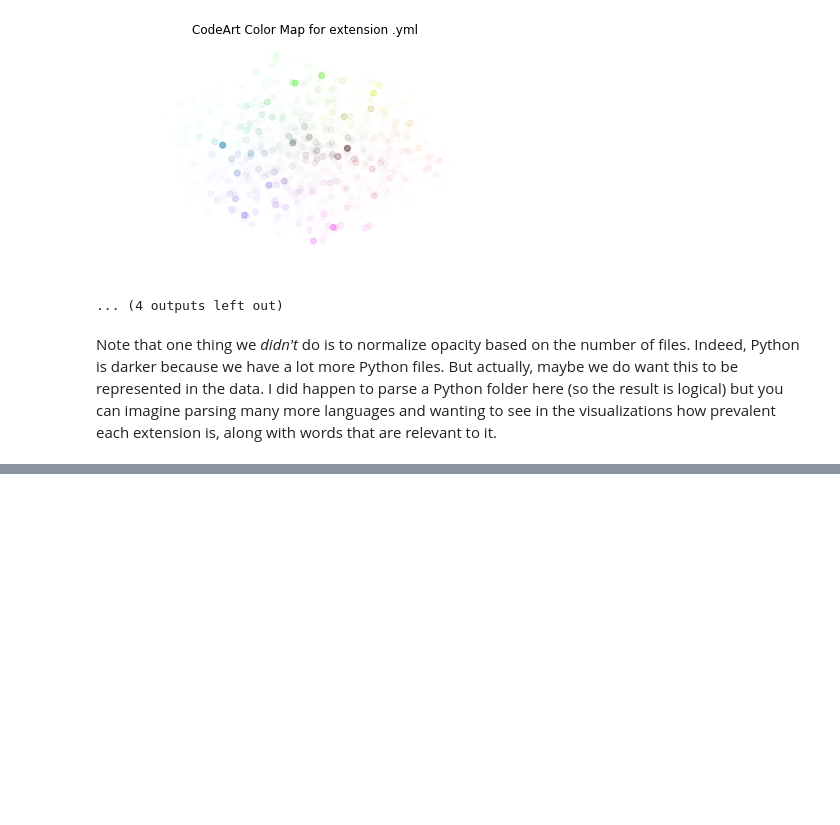
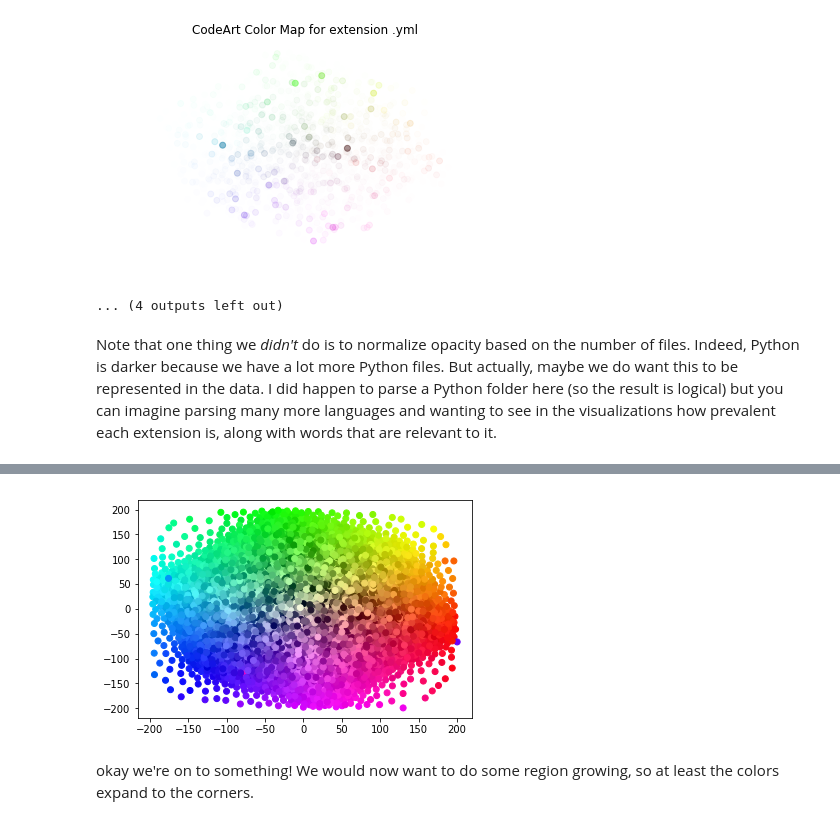
Before and after one commit to vsoch/codeart, a Jupyter notebook: examples/derive_colormap.ipynb, the cells around one changed output, grey strips where cells are left out. Cells and saved outputs as stored; diff of their text form; code cells hidden in the pictures; blank space fills up the shorter version.

```diff
--- a/examples/derive_colormap.ipynb
+++ b/examples/derive_colormap.ipynb
@@ -207,0 +290,6 @@ Note that one thing we *didn't* do is to normalize opacity based on the number o
+# %%
+def voronoi_spread(data, max_vals, min_vals, n_iter):
+  for _ in range(n_iter):
+    voronoi = Voronoi(data, qhull_options='Qbb Qx')
+    data = compute_voronoi_centroids(voronoi, max_vals, min_vals)
+  return data
@@ -207,0 +305,8 @@ Note that one thing we *didn't* do is to normalize opacity based on the number o
+# %%
+spread_data = voronoi_spread(data, max_vals, min_vals, n_iter = 10)
+# %%
+plt.scatter(spread_data[:,0], spread_data[:, 1], c=vectors[[0,1,2]].to_numpy()/255);
+# %% [output]
+[figure, added]
+# %% [markdown]
+okay we're on to something! We would now want to do some region growing, so at least the colors expand to the corners.
```
Also changed, not shown: parts of 8 cells of this notebook, 1 other file.
